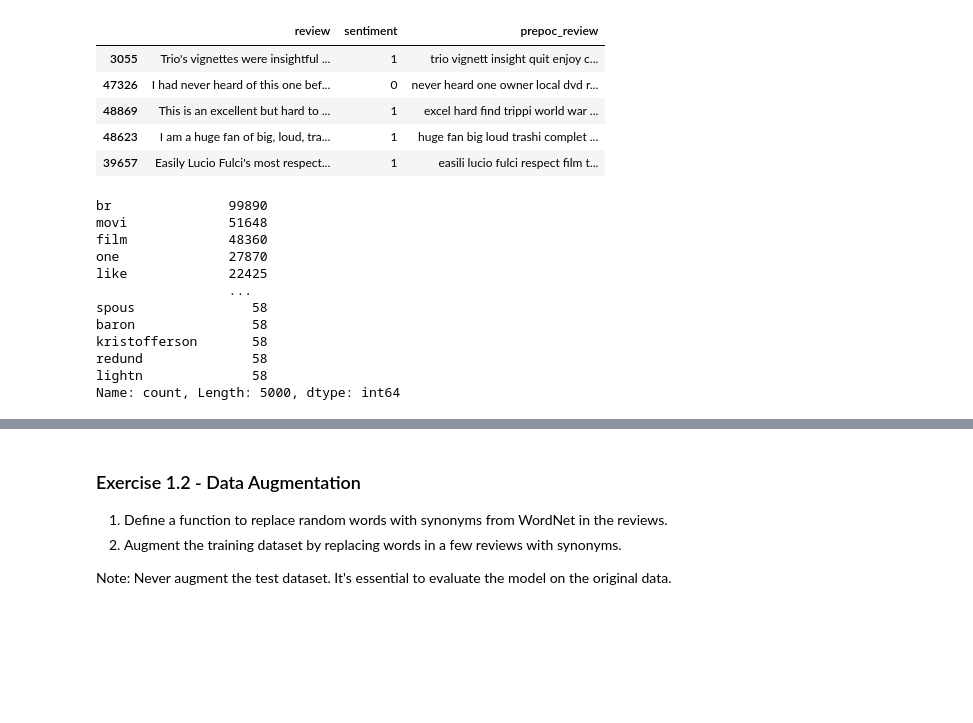
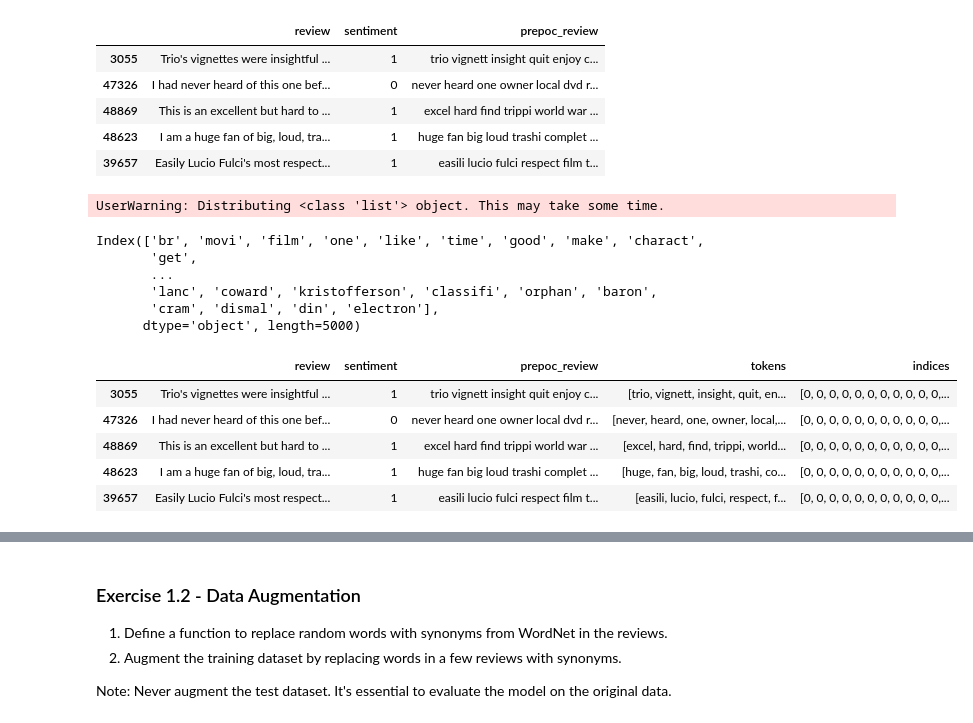
Before and after one commit to LCDA-UCP/dl_with_pytorch, a Jupyter notebook: exercises/session15-16-17/rnn_imdb_exercises.ipynb, the cells around one changed output, grey strips where cells are left out. Drawn from its saved outputs; the diff is of its cells as text; code cells hidden in the pictures; blank space fills up the shorter version.

```diff
--- a/exercises/session15-16-17/rnn_imdb_exercises.ipynb
+++ b/exercises/session15-16-17/rnn_imdb_exercises.ipynb
@@ -143,19 +146,23 @@ def tokenize_text(text):
 
 train['tokens'] = train['prepoc_review'].apply(tokenize_text)
 # %%
-top5000 = pd.Series([word for tokens in train['tokens'] for word in tokens]).value_counts()[:5000]
+top5000 = pd.Series([word for tokens in train['tokens'] for word in tokens]).value_counts().index[:5000]
 
 top5000
 # %% [output]
-br               99890
-movi             51648
-film             48360
-one              27870
-like             22425
-                 ...
-spous               58
-baron               58
-kristofferson       58
-redund              58
-lightn              58
-Name: count, Length: 5000, dtype: int64
+UserWarning: Distributing <class 'list'> object. This may take some time.
+Index(['br', 'movi', 'film', 'one', 'like', 'time', 'good', 'make', 'charact',
+       'get',
+       ...
+       'lanc', 'coward', 'kristofferson', 'classifi', 'orphan', 'baron',
+       'cram', 'dismal', 'din', 'electron'],
+      dtype='object', length=5000)
+# %%
+train.head()
+# %% [output]
+|  | review | sentiment | prepoc_review | tokens | indices |
+| 3055 | Trio's vignettes were insightful ... | 1 | trio vignett insight quit enjoy c... | [trio, vignett, insight, quit, en... | [0, 0, 0, 0, 0, 0, 0, 0, 0, 0, 0,... |
+| 47326 | I had never heard of this one bef... | 0 | never heard one owner local dvd r... | [never, heard, one, owner, local,... | [0, 0, 0, 0, 0, 0, 0, 0, 0, 0, 0,... |
+| 48869 | This is an excellent but hard to ... | 1 | excel hard find trippi world war ... | [excel, hard, find, trippi, world... | [0, 0, 0, 0, 0, 0, 0, 0, 0, 0, 0,... |
+| 48623 | I am a huge fan of big, loud, tra... | 1 | huge fan big loud trashi complet ... | [huge, fan, big, loud, trashi, co... | [0, 0, 0, 0, 0, 0, 0, 0, 0, 0, 0,... |
+| 39657 | Easily Lucio Fulci's most respect... | 1 | easili lucio fulci respect film t... | [easili, lucio, fulci, respect, f... | [0, 0, 0, 0, 0, 0, 0, 0, 0, 0, 0,... |
```
Also changed, not shown: parts of 13 cells of this notebook.
